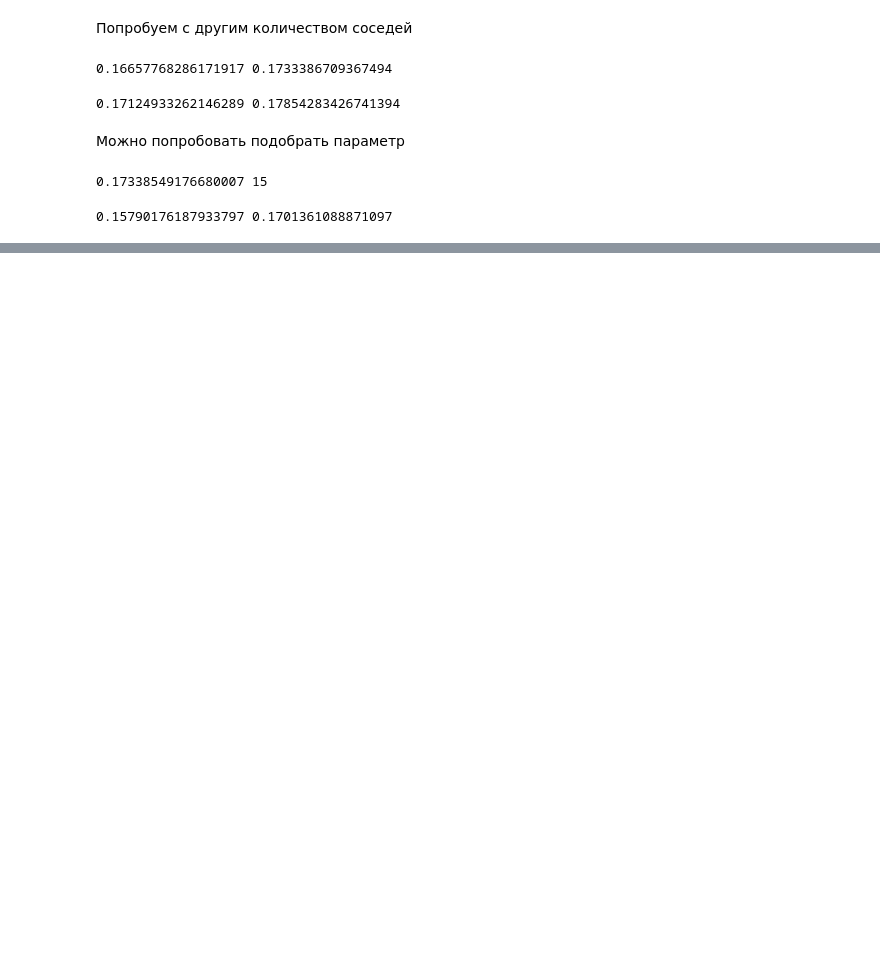
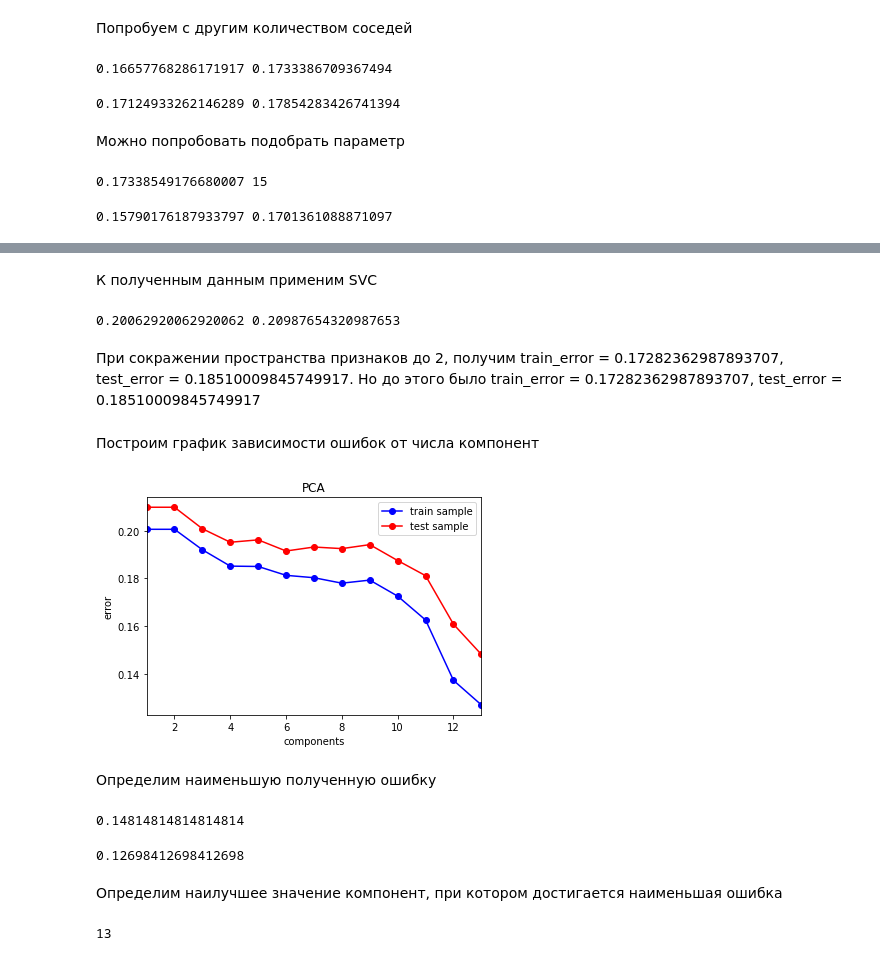
Before and after one commit to elenamishina/MachineLearningUNN, a Jupyter notebook: Churn_Modelling.ipynb, the cells around one changed output, grey strips where cells are left out. Drawn from its saved outputs; the diff is of its cells as text; code cells hidden in the pictures; blank space fills up the shorter version.

```diff
--- a/Churn_Modelling.ipynb
+++ b/Churn_Modelling.ipynb
@@ -590,0 +740,59 @@ print(err_train, err_test)
+# %% [markdown]
+К полученным данным применим SVC
+# %%
+X_train, X_test, y_train, y_test = train_test_split(principalComponents, y, test_size=0.3, random_state=23)
+svc = SVC(gamma='auto')
+svc.fit(X_train, y_train)
+
+train_error = np.mean(y_train != svc.predict(X_train))
+test_error = np.mean(y_test  != svc.predict(X_test))
+
+print(train_error, test_error)
+# %% [output]
+0.20062920062920062 0.20987654320987653
+# %% [markdown]
+При сокражении пространства признаков до 2, получим train_error = 0.17282362987893707, test_error = 0.18510009845749917. Но до этого было train_error = 0.17282362987893707, test_error = 0.18510009845749917
+# %%
+test_error_array = []
+train_error_array = []
+
+components = np.arange(1,14)
+
+for component in components:
+    pca = PCA(n_components=component)
+    principalComponents = pca.fit_transform(X)
+    X_train, X_test, y_train, y_test = train_test_split(principalComponents, y, test_size=0.3, random_state=23)
+    svc = SVC(gamma='auto')
+    svc.fit(X_train, y_train)
+    train_error_array.append(np.mean(y_train != svc.predict(X_train)))
+    test_error_array.append(np.mean(y_test  != svc.predict(X_test)))
+# %% [markdown]
+Построим график зависимости ошибок от числа компонент
+# %%
+plt.figure()
+plt.plot(components, train_error_array, color = 'b', marker = 'o', label = 'train sample')
+plt.plot(components, test_error_array, color = 'r', marker = 'o', label = 'test sample')
+plt.xlim([np.min(components), np.max(components)])
+plt.title('PCA')
+plt.xlabel('components')
+plt.ylabel('error')
+plt.legend()
+plt.show()
+# %% [output]
+[figure, added]
+# %% [markdown]
+Определим наименьшую полученную ошибку
+# %%
+np.min(test_error_array)
+# %% [output]
+0.14814814814814814
+# %%
+np.min(train_error_array)
+# %% [output]
+0.12698412698412698
+# %% [markdown]
+Определим наилучшее значение компонент, при котором достигается наименьшая ошибка
+# %%
+components[np.argmin(test_error_array)]
+# %% [output]
+13
```
Also changed, not shown: parts of 34 cells of this notebook.
